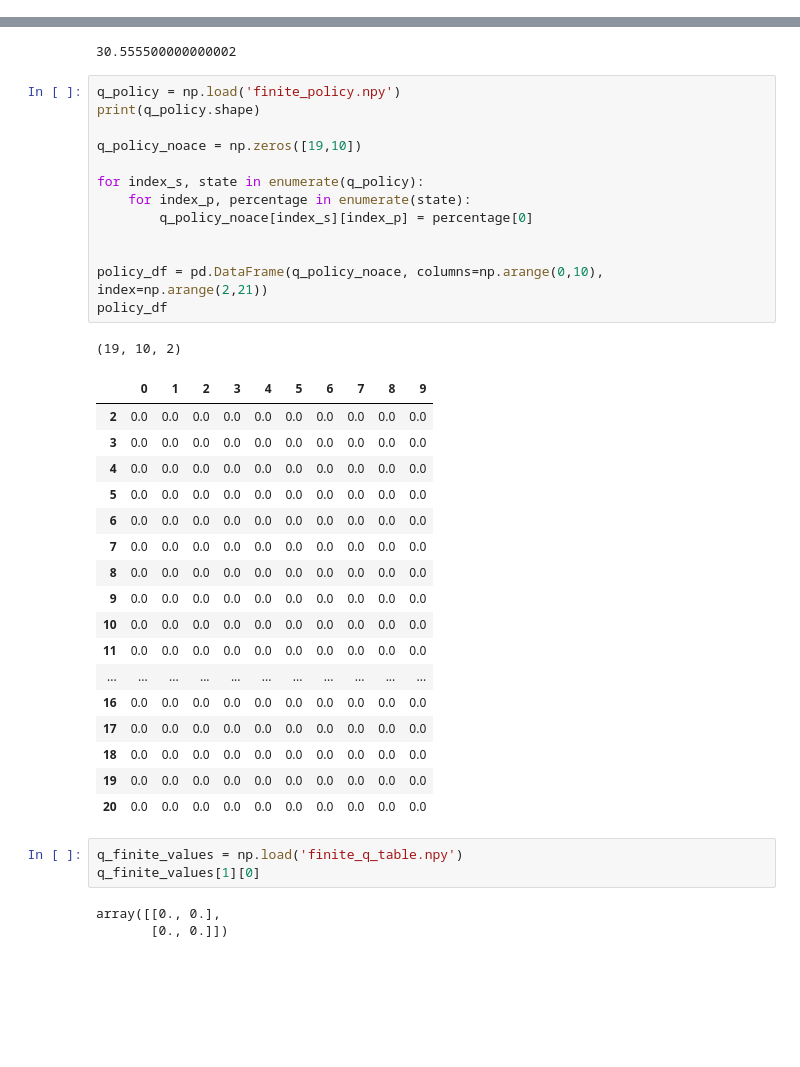
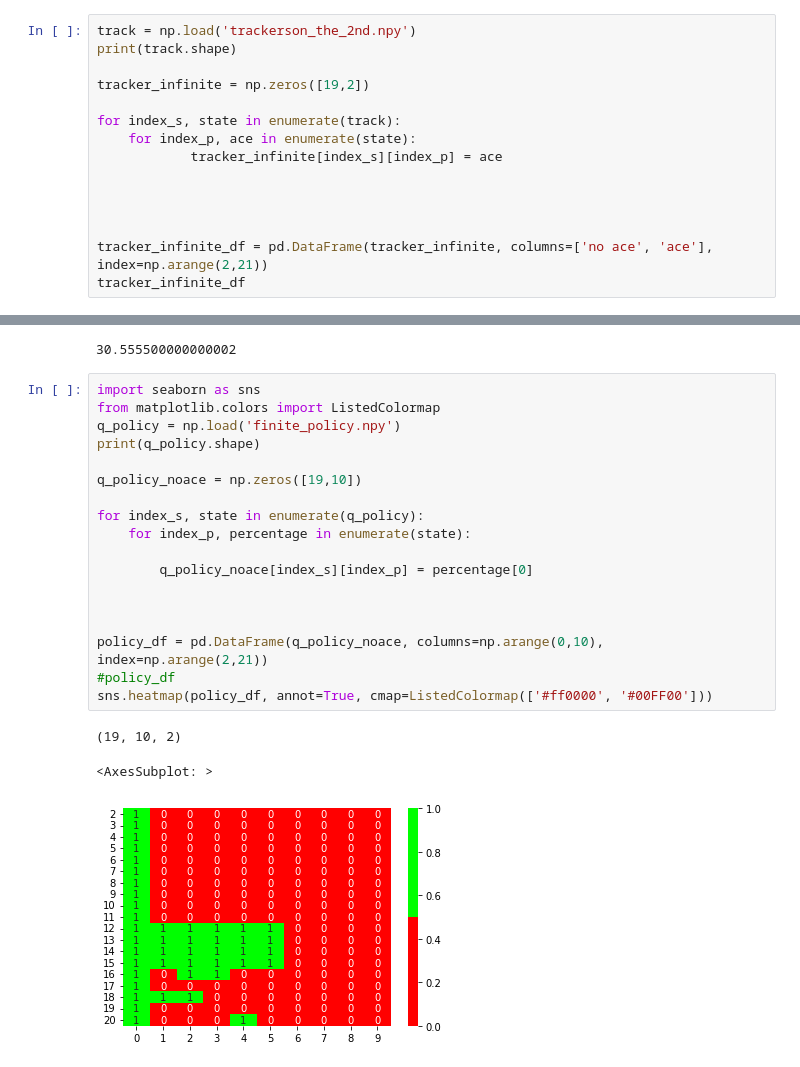
Before and after one commit to michaelgamstonNotts/MLiS_CW2, a Jupyter notebook: Code/visualise_tables.ipynb, the cells around one changed output, grey strips where cells are left out. Saved outputs shown, nothing was run; the diff lists cells and outputs as text; blank space fills up the shorter version.

Commit message:
finite agent almost there

```diff
--- a/Code/visualise_tables.ipynb
+++ b/Code/visualise_tables.ipynb
@@ -44,0 +45,15 @@ q_table
+# %%
+track = np.load('trackerson_the_2nd.npy')
+print(track.shape)
+
+tracker_infinite = np.zeros([19,2])
+
+for index_s, state in enumerate(track):
+    for index_p, ace in enumerate(state):
+            tracker_infinite[index_s][index_p] = ace
+
+
+
+
+tracker_infinite_df = pd.DataFrame(tracker_infinite, columns=['no ace', 'ace'], index=np.arange(2,21))
+tracker_infinite_df
@@ -73,40 +107,24 @@ print(sum(list(dict.values())[1-1:]))
 # %% [output]
 30.555500000000002
 # %%
+import seaborn as sns
+from matplotlib.colors import ListedColormap
 q_policy = np.load('finite_policy.npy')
 print(q_policy.shape)
 
 q_policy_noace = np.zeros([19,10])
 
 for index_s, state in enumerate(q_policy):
     for index_p, percentage in enumerate(state):
+
         q_policy_noace[index_s][index_p] = percentage[0]
 
 
+
 policy_df = pd.DataFrame(q_policy_noace, columns=np.arange(0,10), index=np.arange(2,21))
-policy_df
+#policy_df
+sns.heatmap(policy_df, annot=True, cmap=ListedColormap(['#ff0000', '#00FF00']))
 # %% [output]
 (19, 10, 2)
-|  | 0 | 1 | 2 | 3 | 4 | 5 | 6 | 7 | 8 | 9 |
-| 2 | 0.0 | 0.0 | 0.0 | 0.0 | 0.0 | 0.0 | 0.0 | 0.0 | 0.0 | 0.0 |
-| 3 | 0.0 | 0.0 | 0.0 | 0.0 | 0.0 | 0.0 | 0.0 | 0.0 | 0.0 | 0.0 |
-| 4 | 0.0 | 0.0 | 0.0 | 0.0 | 0.0 | 0.0 | 0.0 | 0.0 | 0.0 | 0.0 |
-| 5 | 0.0 | 0.0 | 0.0 | 0.0 | 0.0 | 0.0 | 0.0 | 0.0 | 0.0 | 0.0 |
-| 6 | 0.0 | 0.0 | 0.0 | 0.0 | 0.0 | 0.0 | 0.0 | 0.0 | 0.0 | 0.0 |
-| 7 | 0.0 | 0.0 | 0.0 | 0.0 | 0.0 | 0.0 | 0.0 | 0.0 | 0.0 | 0.0 |
-| 8 | 0.0 | 0.0 | 0.0 | 0.0 | 0.0 | 0.0 | 0.0 | 0.0 | 0.0 | 0.0 |
-| 9 | 0.0 | 0.0 | 0.0 | 0.0 | 0.0 | 0.0 | 0.0 | 0.0 | 0.0 | 0.0 |
-| 10 | 0.0 | 0.0 | 0.0 | 0.0 | 0.0 | 0.0 | 0.0 | 0.0 | 0.0 | 0.0 |
-| 11 | 0.0 | 0.0 | 0.0 | 0.0 | 0.0 | 0.0 | 0.0 | 0.0 | 0.0 | 0.0 |
-| ... | ... | ... | ... | ... | ... | ... | ... | ... | ... | ... |
-| 16 | 0.0 | 0.0 | 0.0 | 0.0 | 0.0 | 0.0 | 0.0 | 0.0 | 0.0 | 0.0 |
-| 17 | 0.0 | 0.0 | 0.0 | 0.0 | 0.0 | 0.0 | 0.0 | 0.0 | 0.0 | 0.0 |
-| 18 | 0.0 | 0.0 | 0.0 | 0.0 | 0.0 | 0.0 | 0.0 | 0.0 | 0.0 | 0.0 |
-| 19 | 0.0 | 0.0 | 0.0 | 0.0 | 0.0 | 0.0 | 0.0 | 0.0 | 0.0 | 0.0 |
-| 20 | 0.0 | 0.0 | 0.0 | 0.0 | 0.0 | 0.0 | 0.0 | 0.0 | 0.0 | 0.0 |
+<AxesSubplot: >
+[figure, added]
-# %%
-q_finite_values = np.load('finite_q_table.npy')
-q_finite_values[1][0]
-# %% [output]
-array([[0., 0.],
-       [0., 0.]])
```
Also changed, not shown: parts of 5 cells of this notebook, 3 other files.
